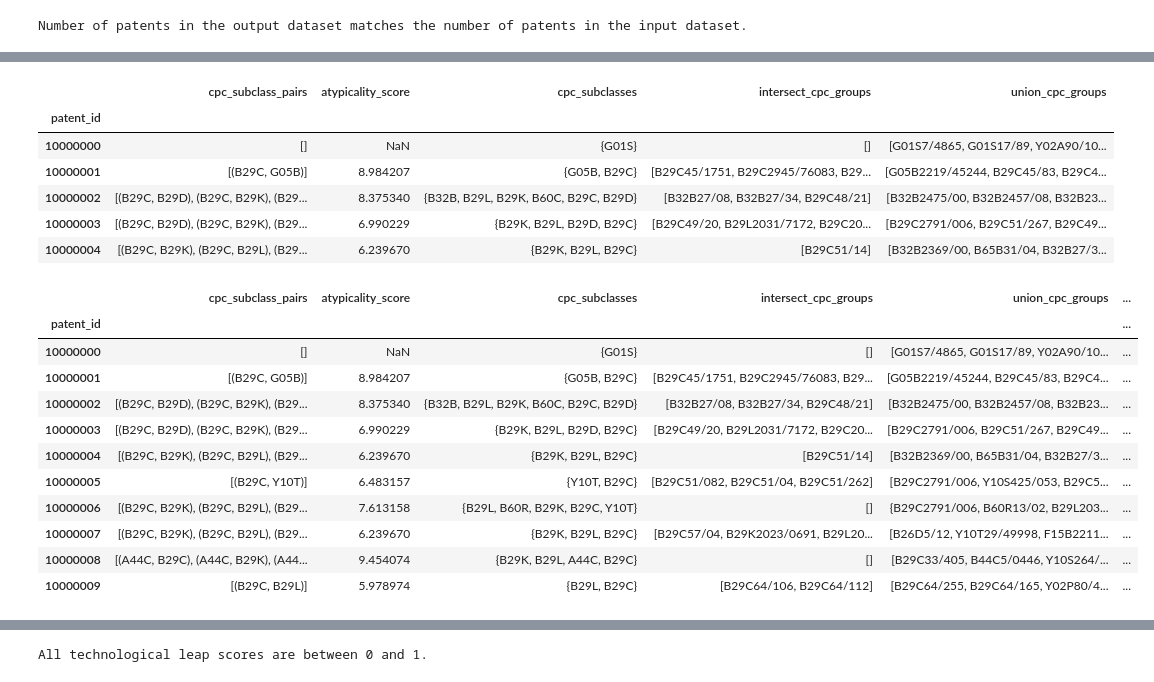
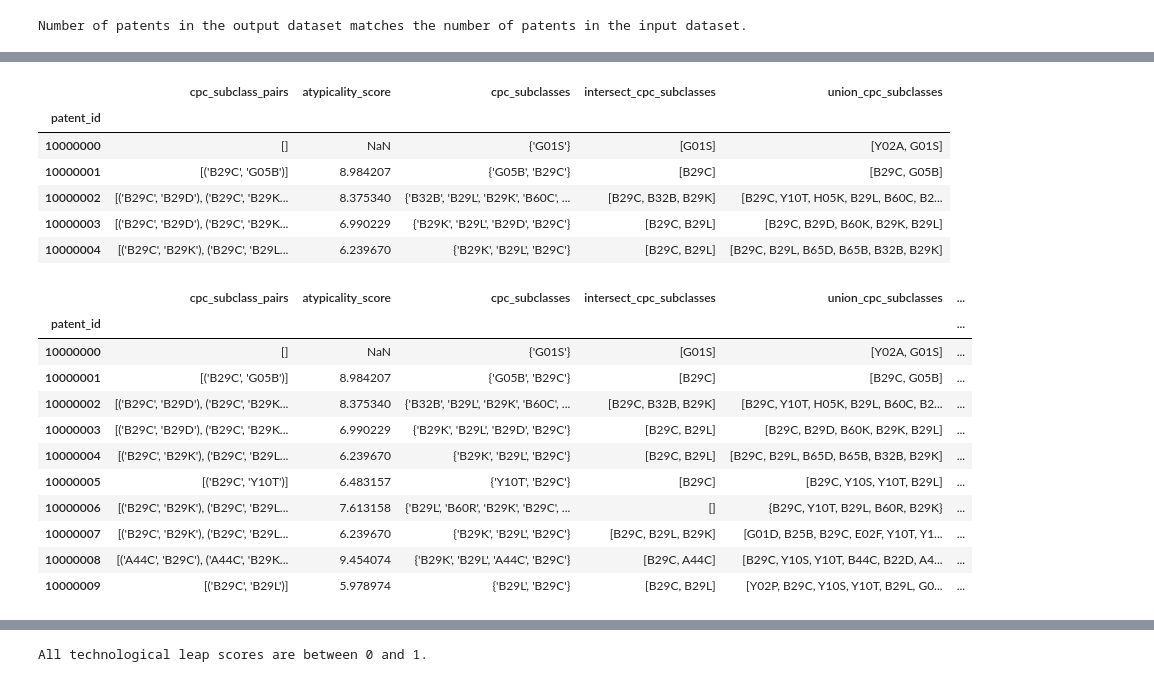
Before and after one commit to koacow/glob-s-RA, a Jupyter notebook: patents/calculate_measures.ipynb, the cells around one changed output, grey strips where cells are left out. Cells and saved outputs as stored; diff of their text form; code cells hidden in the pictures.

Commit message:
recalculated patent metrics using cpc subclasses

```diff
--- a/patents/calculate_measures.ipynb
+++ b/patents/calculate_measures.ipynb
@@ -405,3 +414,6 @@ $$
 
 8. Calculate the Technological Leap Score =
 $$1 - \text{Similarity Score}$$
+# %%
+patent_cpc_subclass_pairs_with_atypicality = pd.read_csv("./data/patents_with_atypicality.csv", index_col=0, dtype={"patent_id": "string"})
+patent_cpc_subclass_pairs_with_atypicality.head()
@@ -438,3 +454,3 @@ cpc_groups.isna().sum()
 # %%
-cpc_groups_dict = cpc_groups.to_dict()
+cpc_subclasses_dict = cpc_subclasses.to_dict()
 # %%
@@ -471,59 +487,59 @@ patent_cpc_subclass_pairs_with_atypicality.head()
 # %%
-# 4. Get the union of CPC groups between a patent and its backward citations
-def get_union_cpc_groups(row):
+# 4. Get the union of CPC subclasses between a patent and its backward citations
+def get_union_cpc_subclasses(row):
     patent_id = row.name
-    patent_cpc_groups = cpc_groups_dict.get(patent_id, {})
-    if not patent_cpc_groups or (isinstance(patent_cpc_groups, float) and np.isnan(patent_cpc_groups)):
+    patent_cpc_subclasses = cpc_subclasses_dict.get(patent_id, {})
+    if not patent_cpc_subclasses or (isinstance(patent_cpc_subclasses, float) and np.isnan(patent_cpc_subclasses)):
         return []
     backward_citations = citations_dict.get(patent_id, [])
     if not backward_citations:
-        return patent_cpc_groups
-    backward_citations_cpc_groups = []
+        return patent_cpc_subclasses
+    backward_citations_cpc_subclasses = []
     for citation in backward_citations:
-        citation_cpc_groups = cpc_groups_dict.get(citation, {})
-        if not citation_cpc_groups or (isinstance(citation_cpc_groups, float) and np.isnan(citation_cpc_groups)):
+        citation_cpc_subclasses = cpc_subclasses_dict.get(citation, {})
+        if not citation_cpc_subclasses or (isinstance(citation_cpc_subclasses, float) and np.isnan(citation_cpc_subclasses)):
             continue
-        if citation_cpc_groups:
-            backward_citations_cpc_groups.extend(citation_cpc_groups)
-    return list(set(patent_cpc_groups) | set(backward_citations_cpc_groups))
+        if citation_cpc_subclasses:
+            backward_citations_cpc_subclasses.extend(citation_cpc_subclasses)
+    return list(set(patent_cpc_subclasses) | set(backward_citations_cpc_subclasses))
 
-patent_cpc_subclass_pairs_with_atypicality["union_cpc_groups"] = patent_cpc_subclass_pairs_with_atypicality.apply(get_union_cpc_groups, axis=1)
+patent_cpc_subclass_pairs_with_atypicality["union_cpc_subclasses"] = patent_cpc_subclass_pairs_with_atypicality.apply(get_union_cpc_subclasses, axis=1)
 patent_cpc_subclass_pairs_with_atypicality.head()
 # %% [output]
-|  | cpc_subclass_pairs | atypicality_score | cpc_subclasses | intersect_cpc_groups | union_cpc_groups |
+|  | cpc_subclass_pairs | atypicality_score | cpc_subclasses | intersect_cpc_subclasses | union_cpc_subclasses |
 | patent_id |  |  |  |  |  |
-| 10000000 | [] | NaN | {G01S} | [] | [G01S7/4865, G01S17/89, Y02A90/10... |
-| 10000001 | [(B29C, G05B)] | 8.984207 | {G05B, B29C} | [B29C45/1751, B29C2945/76083, B29... | [G05B2219/45244, B29C45/83, B29C4... |
-| 10000002 | [(B29C, B29D), (B29C, B29K), (B29... | 8.375340 | {B32B, B29L, B29K, B60C, B29C, B29D} | [B32B27/08, B32B27/34, B29C48/21] | [B32B2475/00, B32B2457/08, B32B23... |
-| 10000003 | [(B29C, B29D), (B29C, B29K), (B29... | 6.990229 | {B29K, B29L, B29D, B29C} | [B29C49/20, B29L2031/7172, B29C20... | [B29C2791/006, B29C51/267, B29C49... |
-| 10000004 | [(B29C, B29K), (B29C, B29L), (B29... | 6.239670 | {B29K, B29L, B29C} | [B29C51/14] | [B32B2369/00, B65B31/04, B32B27/3... |
+| 10000000 | [] | NaN | {'G01S'} | [G01S] | [Y02A, G01S] |
+| 10000001 | [('B29C', 'G05B')] | 8.984207 | {'G05B', 'B29C'} | [B29C] | [B29C, G05B] |
+| 10000002 | [('B29C', 'B29D'), ('B29C', 'B29K... | 8.375340 | {'B32B', 'B29L', 'B29K', 'B60C', ... | [B29C, B32B, B29K] | [B29C, Y10T, H05K, B29L, B60C, B2... |
+| 10000003 | [('B29C', 'B29D'), ('B29C', 'B29K... | 6.990229 | {'B29K', 'B29L', 'B29D', 'B29C'} | [B29C, B29L] | [B29C, B29D, B60K, B29K, B29L] |
+| 10000004 | [('B29C', 'B29K'), ('B29C', 'B29L... | 6.239670 | {'B29K', 'B29L', 'B29C'} | [B29C, B29L] | [B29C, B29L, B65D, B65B, B32B, B29K] |
 # %%
 # 5. Calculate the Technological Leap Score
 # Technological Leap Score = 1 - (Jaccard Similarity)
 def calculate_tech_leap_score(patent):
-    # If a patent and all its backward citations have cite no CPC groups, it is incomparable.
-    if not patent["union_cpc_groups"]:
+    # If a patent and all its backward citations have cite no CPC subclasses, it is incomparable.
+    if not patent["union_cpc_subclasses"]:
         return np.nan
     # If a patent has no CPC subclasses in common with its backward citations, it has maximum technological leap.
-    elif not patent["intersect_cpc_groups"]:
+    elif not patent["intersect_cpc_subclasses"]:
         return 1.0
     else:
-        return 1 - (len(patent["intersect_cpc_groups"]) / len(patent["union_cpc_groups"]))
+        return 1 - (len(patent["intersect_cpc_subclasses"]) / len(patent["union_cpc_subclasses"]))
 patent_cpc_subclass_pairs_with_atypicality["tech_leap"] = patent_cpc_subclass_pairs_with_atypicality.apply(calculate_tech_leap_score, axis=1)
 patent_cpc_subclass_pairs_with_atypicality.head(10)
 # %% [output]
-|  | cpc_subclass_pairs | atypicality_score | cpc_subclasses | intersect_cpc_groups | union_cpc_groups | ... |
+|  | cpc_subclass_pairs | atypicality_score | cpc_subclasses | intersect_cpc_subclasses | union_cpc_subclasses | ... |
 | patent_id |  |  |  |  |  | ... |
-| 10000000 | [] | NaN | {G01S} | [] | [G01S7/4865, G01S17/89, Y02A90/10... | ... |
-| 10000001 | [(B29C, G05B)] | 8.984207 | {G05B, B29C} | [B29C45/1751, B29C2945/76083, B29... | [G05B2219/45244, B29C45/83, B29C4... | ... |
-| 10000002 | [(B29C, B29D), (B29C, B29K), (B29... | 8.375340 | {B32B, B29L, B29K, B60C, B29C, B29D} | [B32B27/08, B32B27/34, B29C48/21] | [B32B2475/00, B32B2457/08, B32B23... | ... |
-| 10000003 | [(B29C, B29D), (B29C, B29K), (B29... | 6.990229 | {B29K, B29L, B29D, B29C} | [B29C49/20, B29L2031/7172, B29C20... | [B29C2791/006, B29C51/267, B29C49... | ... |
-| 10000004 | [(B29C, B29K), (B29C, B29L), (B29... | 6.239670 | {B29K, B29L, B29C} | [B29C51/14] | [B32B2369/00, B65B31/04, B32B27/3... | ... |
-| 10000005 | [(B29C, Y10T)] | 6.483157 | {Y10T, B29C} | [B29C51/082, B29C51/04, B29C51/262] | [B29C2791/006, Y10S425/053, B29C5... | ... |
-| 10000006 | [(B29C, B29K), (B29C, B29L), (B29... | 7.613158 | {B29L, B60R, B29K, B29C, Y10T} | [] | {B29C2791/006, B60R13/02, B29L203... | ... |
-| 10000007 | [(B29C, B29K), (B29C, B29L), (B29... | 6.239670 | {B29K, B29L, B29C} | [B29C57/04, B29K2023/0691, B29L20... | [B26D5/12, Y10T29/49998, F15B2211... | ... |
-| 10000008 | [(A44C, B29C), (A44C, B29K), (A44... | 9.454074 | {B29K, B29L, A44C, B29C} | [] | [B29C33/405, B44C5/0446, Y10S264/... | ... |
-| 10000009 | [(B29C, B29L)] | 5.978974 | {B29L, B29C} | [B29C64/106, B29C64/112] | [B29C64/255, B29C64/165, Y02P80/4... | ... |
+| 10000000 | [] | NaN | {'G01S'} | [G01S] | [Y02A, G01S] | ... |
+| 10000001 | [('B29C', 'G05B')] | 8.984207 | {'G05B', 'B29C'} | [B29C] | [B29C, G05B] | ... |
+| 10000002 | [('B29C', 'B29D'), ('B29C', 'B29K... | 8.375340 | {'B32B', 'B29L', 'B29K', 'B60C', ... | [B29C, B32B, B29K] | [B29C, Y10T, H05K, B29L, B60C, B2... | ... |
+| 10000003 | [('B29C', 'B29D'), ('B29C', 'B29K... | 6.990229 | {'B29K', 'B29L', 'B29D', 'B29C'} | [B29C, B29L] | [B29C, B29D, B60K, B29K, B29L] | ... |
+| 10000004 | [('B29C', 'B29K'), ('B29C', 'B29L... | 6.239670 | {'B29K', 'B29L', 'B29C'} | [B29C, B29L] | [B29C, B29L, B65D, B65B, B32B, B29K] | ... |
+| 10000005 | [('B29C', 'Y10T')] | 6.483157 | {'Y10T', 'B29C'} | [B29C] | [B29C, Y10S, Y10T, B29L] | ... |
+| 10000006 | [('B29C', 'B29K'), ('B29C', 'B29L... | 7.613158 | {'B29L', 'B60R', 'B29K', 'B29C', ... | [] | {B29C, Y10T, B29L, B60R, B29K} | ... |
+| 10000007 | [('B29C', 'B29K'), ('B29C', 'B29L... | 6.239670 | {'B29K', 'B29L', 'B29C'} | [B29C, B29L, B29K] | [G01D, B25B, B29C, E02F, Y10T, Y1... | ... |
+| 10000008 | [('A44C', 'B29C'), ('A44C', 'B29K... | 9.454074 | {'B29K', 'B29L', 'A44C', 'B29C'} | [B29C, A44C] | [B29C, Y10S, Y10T, B44C, B22D, A4... | ... |
+| 10000009 | [('B29C', 'B29L')] | 5.978974 | {'B29L', 'B29C'} | [B29C, B29L] | [Y02P, B29C, Y10S, Y10T, B29L, G0... | ... |
 # %%
 # 6. Save the final DataFrame to a CSV file
 patent_cpc_subclass_pairs_with_atypicality.to_csv("./data/patents_with_atypicality_and_tech_leap.csv")
```
Also changed, not shown: parts of 25 cells of this notebook.
